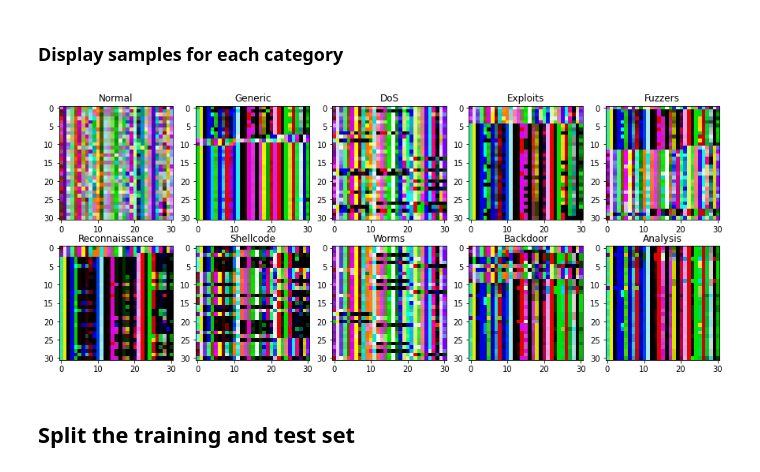
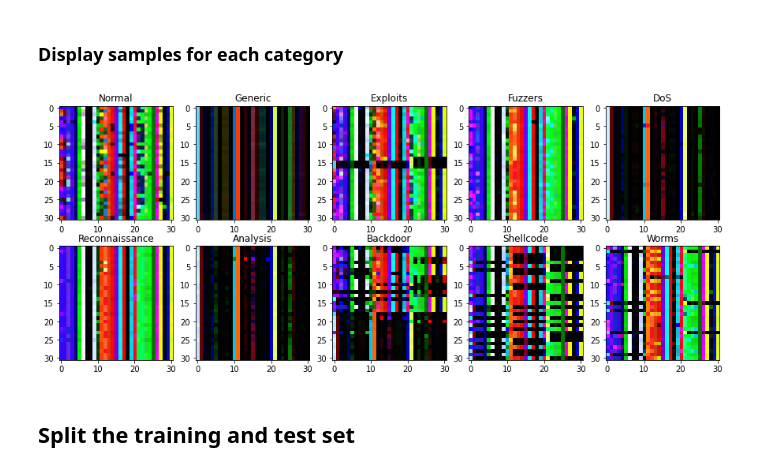
Before and after one commit to LaBaicai02/IDS_project, a Jupyter notebook: IDS-Using-CNN-and-Transfer-Learning_UNSW-NB15/1-Data_pre-processing_CAN.ipynb, the cells around one changed output. Saved outputs shown, nothing was run; the diff lists cells and outputs as text; code cells hidden in the pictures.

```diff
--- a/IDS-Using-CNN-and-Transfer-Learning_UNSW-NB15/1-Data_pre-processing_CAN.ipynb
+++ b/IDS-Using-CNN-and-Transfer-Learning_UNSW-NB15/1-Data_pre-processing_CAN.ipynb
@@ -151,6 +160,6 @@ Name: klabel, Length: 1000, dtype: int64
 # %%
 cols = list(df_major)
-cols.insert(42, cols.pop(cols.index('tmp_label')))
+cols.insert(len(cols)-2, cols.pop(cols.index('tmp_label')))
 df_major = df_major.loc[:, cols]
 # %%
 df_major
@@ -290,8 +299,14 @@ Shellcode            375
 Worms                174
 Name: attack_cat, dtype: int64
+# %%
+sampling_strategy = dict()
+smote_threshold = 4000
+for key, value in df['attack_cat'].value_counts().to_dict().items():
+    if value < smote_threshold: sampling_strategy[key]=smote_threshold
 # %%
 from imblearn.over_sampling import SMOTE
-smote=SMOTE(n_jobs=-1,sampling_strategy={'Backdoor':4000, 'Worms':4000, 'Shellcode': 4000, 'Analysis': 4000, 'Reconnaissance': 4000})
+# smote=SMOTE(n_jobs=-1,sampling_strategy={'Backdoor':4000, 'Worms':4000, 'Shellcode': 4000, 'Analysis': 4000, 'Reconnaissance': 4000})
+smote=SMOTE(n_jobs=-1,sampling_strategy=sampling_strategy)
 # %%
 x, y = smote.fit_sample(df.drop(['attack_cat'], axis=1), df['attack_cat'])
 # %%
@@ -366,13 +380,18 @@ for i in range(len(dfs)):
             array = np.array(ims, dtype=np.uint8)
             new_image = Image.fromarray(array)
             new_image.save(image_path+str(i)+'.png')
-            count=0
-            ims = []
+            count=1 # Fix bug
+            ims = tmp_df.iloc[i].values # Fix bug
 # %% [markdown]
 ### Display samples for each category
 # %%
 # Read the images for each category, the file name may vary (27.png, 83.png...)
-imgs = [Image.open('./train/{}/93.png'.format(i)) for i in range(len(dfs))]
+# imgs = [Image.open('./train/{}/93.png'.format(i)) for i in range(len(dfs))]
+imgs = list()
+Train_Dir='./train/'
+for dir in os.listdir(Train_Dir):
+    img_files = os.listdir(os.path.join(Train_Dir, dir))
+    if len(img_files) != 0: imgs.append(Image.open(os.path.join(Train_Dir, dir, img_files[0])))
 # img1 = Image.open('./train/0/123.png')
 # img2 = Image.open('./train/1/123.png')
 # img3 = Image.open('./train/2/123.png')
@@ -383,35 +402,34 @@ imgs = [Image.open('./train/{}/93.png'.format(i)) for i in range(len(dfs))]
 # img8 = Image.open('./train/2/123.png')
 # img9 = Image.open('./train/3/123.png')
 # img10 = Image.open('./train/4/123.png')
 # img11 = Image.open('./train/4/123.png')
-
 titles = df[label_col].value_counts().index.to_list()
 
 plt.figure(figsize=(15, 6))
 for i in range(len(imgs)):
     plt.subplot(2, 5, i+1)
     plt.imshow(imgs[i])
     plt.title(titles[i])
 
 # plt.subplot(1,5,1)
 # plt.imshow(img1)
 # plt.title("Normal")
 # plt.subplot(1,5,2)
 # plt.imshow(img2)
 # plt.title("RPM Spoofing")
 # plt.subplot(1,5,3)
 # plt.imshow(img3)
 # plt.title("Gear Spoofing")
 # plt.subplot(1,5,4)
 # plt.imshow(img4)
 # plt.title("DoS Attack")
 # plt.subplot(1,5,5)
 # plt.imshow(img5)
 # plt.title("Fuzzy Attack")
 
 plt.show()  # display it
 # %% [output]
-[figure, old version]
+[figure, new version]
 # %% [markdown]
 ## Split the training and test set
 # %%
```
Also changed, not shown: parts of 12 cells of this notebook, 3 other files.
